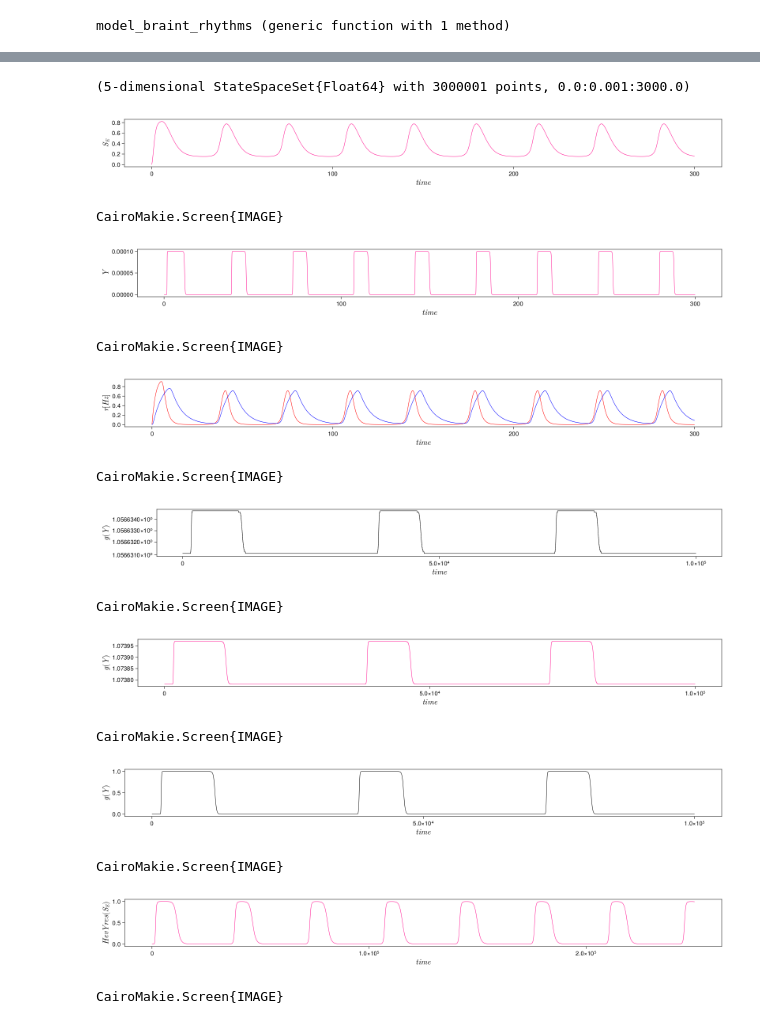
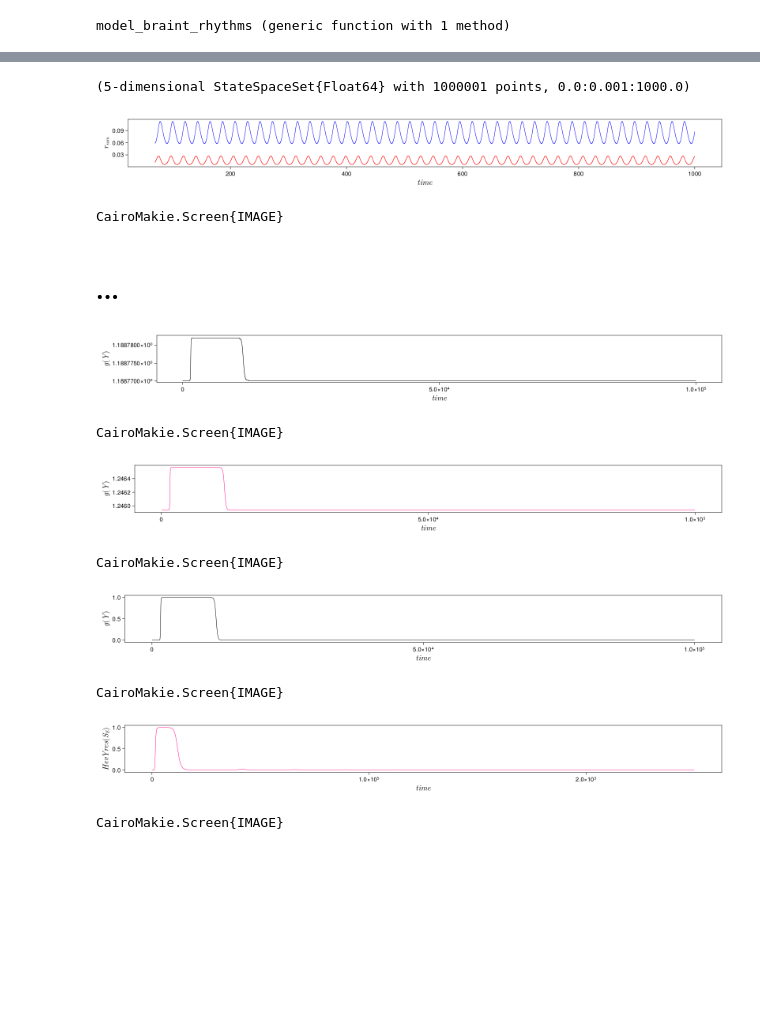
Before and after one commit to SergeyNovak777/dynamical-systems, a Jupyter notebook: brain rhythms/system.ipynb, the cells around one changed output, grey strips where cells are left out. Cells and saved outputs as stored; diff of their text form; code cells hidden in the pictures; blank space fills up the shorter version.

```diff
--- a/brain rhythms/system.ipynb
+++ b/brain rhythms/system.ipynb
@@ -53,5 +52,5 @@ end
 # %% [output]
 model_braint_rhythms (generic function with 1 method)
 # %%
-time = 3000; tt = 0.0; tstep = 0.001; times = [time, tt]
-integ_set = (alg = RK4(), adaptive = false, dt = tstep);
+time = 1000; tt = 0.0; tstep = 0.001; times = [time, tt]
+integ_set = (alg = Vern9(), adaptive = false, dt = tstep);
@@ -116,71 +106,37 @@ ythr = 0.0005; sEthr = 0.5; kY = 0.01
 τsI = 10.0; γI = 8.0; s0I = 0.1;
 
 τrE = 2.0; kE = 5.0; IE = 0.9; wEE = 3.5; wIE = 5.0; θE = 0.2;
-τrI = 6.0; kI = 5.0; II = 0.0; wEI = 5.0; wII = 3.0; θI = 0.4;
+τrI = 6.0; kI = 5.0; II = 0.26; wEI = 5.0; wII = 3.0; θI = 0.4;
 
 τY = 0.01;  βY = 0.01;  γY = 0.15;
 ythr = 0.5; sEthr = 0.5; kY = 0.01
 
-#θY = -1.0
-#θSE = -1.0
-
 p = [τsE, γE, s0E, τsI, γI, s0I, τrE, kE, IE, wEE, wIE, θE, τrI, kI, II, wEI, wII, θI, τY, βY, γY, ythr, sEthr, kY];
 
-u0 = [0.0, 0.0, 0.0, 0.0, 0.0]
+u0 = tr[end] # [0.0, 0.0, 0.0, 0.0, 0.0]
 
 ds = CoupledODEs(model_braint_rhythms, u0, p, diffeq = integ_set)
 tr, trange = trajectory(ds, time, Δt = tstep)
 # %% [output]
-(5-dimensional StateSpaceSet{Float64} with 3000001 points, 0.0:0.001:3000.0)
+(5-dimensional StateSpaceSet{Float64} with 1000001 points, 0.0:0.001:1000.0)
 # %%
-tstart, tend = 1, 300000
+tstart, tend = 70000, 1000000
 tickssize = 15
 labelsize = 20
 
 CairoMakie.activate!()
 f= Figure(resolution = (1600, 200))
-axisrHz  = Axis(f[1, 1], xlabel = L"time", ylabel = L"S_{E}", xlabelsize = labelsize, ylabelsize = labelsize, xticklabelsize = tickssize, yticklabelsize = tickssize, xgridvisible = false, ygridvisible = false)
+axisrHz  = Axis(f[1, 1], xlabel = L"time", ylabel = L"r_{sum}", xlabelsize = labelsize, ylabelsize = labelsize, xticklabelsize = tickssize, yticklabelsize = tickssize, xgridvisible = false, ygridvisible = false)
 
-lines!(axisrHz, trange[tstart:tend], tr[tstart:tend, 1], linewidth = 1.0, color = :deeppink)
-
+lines!(axisrHz, trange[tstart:tend], tr[tstart:tend, 3], linewidth = 1.0, color = :red)
+lines!(axisrHz, trange[tstart:tend], tr[tstart:tend, 4], linewidth = 1.0, color = :blue)
 
 display(f)
 # %% [output]
-[figure, old version]
+[figure, new version]
 CairoMakie.Screen{IMAGE}
-# %%
-tstart, tend = 1, 300000
-tickssize = 15
-labelsize = 20
-
-CairoMakie.activate!()
-f= Figure(resolution = (1600, 200))
-axisrHz  = Axis(f[1, 1], xlabel = L"time", ylabel = L"Y", xlabelsize = labelsize, ylabelsize = labelsize, xticklabelsize = tickssize, yticklabelsize = tickssize, xgridvisible = false, ygridvisible = false)
-
-lines!(axisrHz, trange[tstart:tend], tr[tstart:tend, 5], linewidth = 1.0, color = :deeppink)
-
-
-display(f)
-# %% [output]
-[figure, removed]
-CairoMakie.Screen{IMAGE}
-# %%
-tstart, tend = 1, 300000
-tickssize = 15
-labelsize = 20
-
-CairoMakie.activate!()
-f= Figure(resolution = (1600, 200))
-axisrHz  = Axis(f[1, 1], xlabel = L"time", ylabel = L"r[Hz]", xlabelsize = labelsize, ylabelsize = labelsize, xticklabelsize = tickssize, yticklabelsize = tickssize, xgridvisible = false, ygridvisible = false)
-
-lines!(axisrHz, trange[tstart:tend], tr[tstart:tend, 3], linewidth = 1.0, color = :red)
-lines!(axisrHz, trange[tstart:tend], tr[tstart:tend, 4], linewidth = 1.0, color = :blue)
-
-
-display(f)
-# %% [output]
-[figure, removed]
-CairoMakie.Screen{IMAGE}
+# %% [markdown]
+# ...
 # %%
 g_def(Y, gammaY, ythr) = 1 .+ gammaY ./ (1.0 .+ exp.(-Y .+ ythr))
 HevY_def(sE, sEthr) = 1.0 ./(1.0 .+ exp.(-1.0*(sE .- sEthr)./kY))
@@ -206,7 +162,7 @@ lines!(axisrHz, gres_def[tstart:tend], linewidth = 1.0, color = :black)
 
 display(f)
 # %% [output]
-[figure, old version]
+[figure, new version]
 CairoMakie.Screen{IMAGE}
 # %%
 tstart, tend = 1, 100000
@@ -221,7 +177,7 @@ lines!(axisrHz, gres[tstart:tend], linewidth = 1.0, color = :deeppink)
 
 display(f)
 # %% [output]
-[figure, old version]
+[figure, new version]
 CairoMakie.Screen{IMAGE}
 # %%
 tstart, tend = 1, 100000
@@ -236,7 +192,7 @@ lines!(axisrHz, HevYres_def[tstart:tend], linewidth = 1.0, color = :black)
 
 display(f)
 # %% [output]
-[figure, old version]
+[figure, new version]
 CairoMakie.Screen{IMAGE}
 # %%
 tstart, tend = 1, 250000
@@ -252,5 +208,5 @@ lines!(axisrHz, HevYres[tstart:tend], linewidth = 1.0, color = :deeppink)
 
 display(f)
 # %% [output]
-[figure, old version]
+[figure, new version]
 CairoMakie.Screen{IMAGE}
```
Also changed, not shown: parts of 3 cells of this notebook.
